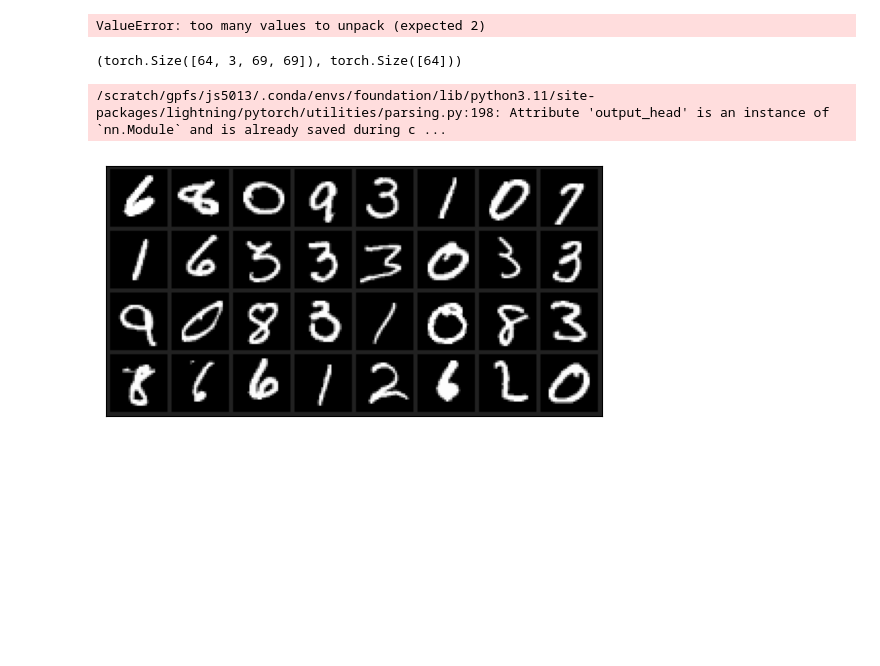
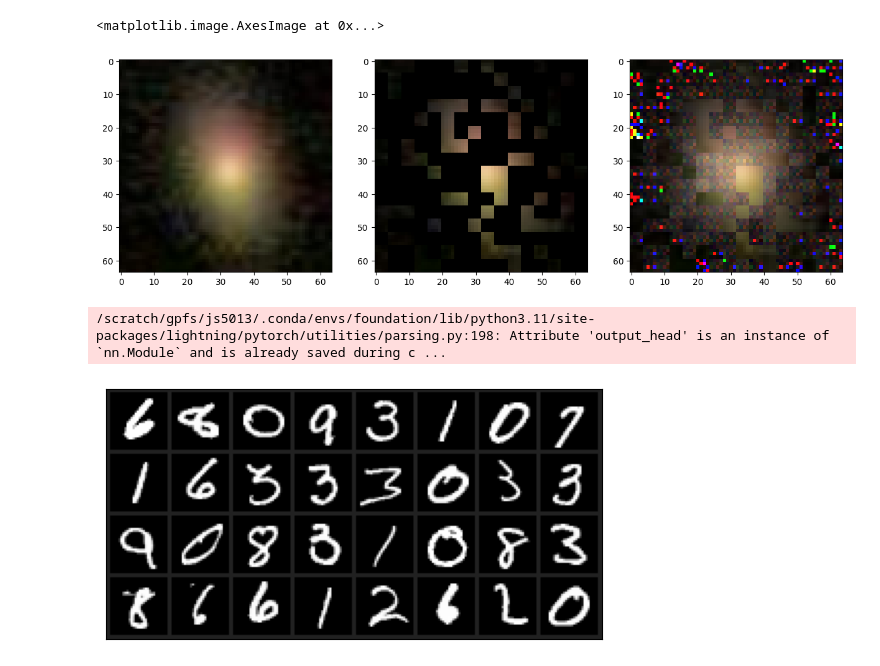
Before and after one commit to al-jshen/gpt, a Jupyter notebook: notebooks/MAE.ipynb, the cells around one changed output. Cells and saved outputs as stored; diff of their text form; code cells hidden in the pictures; blank space fills up the shorter version.

```diff
--- a/notebooks/MAE.ipynb
+++ b/notebooks/MAE.ipynb
@@ -37,13 +62,43 @@ g10.setup()
 # %%
-tl = g10.train_dataloader()
+def collate(lop):
+    x, _ = zip(*lop)
+    x = torch.stack(x)
+    return x
+
+g10 = Galaxy10DataModule(root_dir='/mnt/home/jshen/ceph/data/ml', batch_size=1, num_workers=1, collate_fn_test=collate)
+g10.setup()
+tl = g10.test_dataloader()
 # %%
-x, y = next(iter(tl))
+x = next(iter(tl))
-# %% [output]
-ValueError: too many values to unpack (expected 2)
-# %%
-x.shape, y.shape
-# %% [output]
-(torch.Size([64, 3, 69, 69]), torch.Size([64]))
+# %%
+with torch.no_grad():
+    mp, omp, mask_idx = mae(x)
+# %%
+ix = 0
+
+p2i = lambda x: TF.to_pil_image(g10.unnormalize(x))
+
+# left
+img_true = unpatchify(mp[ix].detach().cpu(), 3)
+
+# middle
+img_masked = mp[ix].detach().clone()
+img_masked[mask_idx[ix]] = torch.nan
+img_masked = unpatchify(img_masked, 3)
+
+# right
+oo = omp[ix].detach().cpu()
+unmask_idx = torch.from_numpy(np.setdiff1d(np.arange(oo.shape[0]), mask_idx[ix]))
+oo[unmask_idx] = mp[ix][unmask_idx].cpu()
+img_recon = unpatchify(oo, 3)
+# %%
+fig, ax = plt.subplots(1, 3, figsize=(15, 5))
+ax[0].imshow(p2i(img_true))
+ax[1].imshow(p2i(img_masked.detach().cpu()))
+ax[2].imshow(p2i(img_recon))
+# %% [output]
+<matplotlib.image.AxesImage at 0x...>
+[figure, added]
 # %%
 model = LightningWrapper.load_from_checkpoint('../train/lightning_logs/version_1038869/checkpoints/epoch=29-step=23460.ckpt', map_location='cuda:0')
 # %% [output]
```
Also changed, not shown: parts of 12 cells of this notebook, 5 other files.
